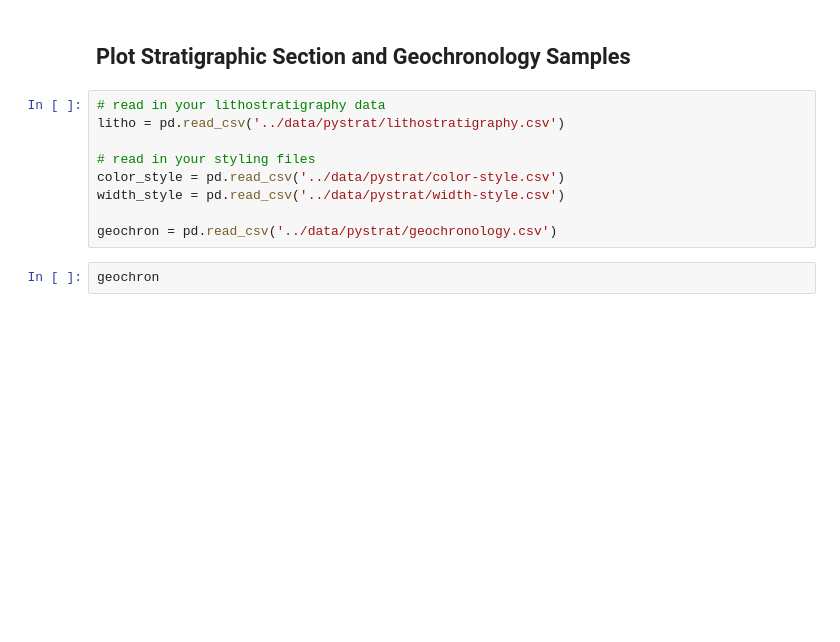
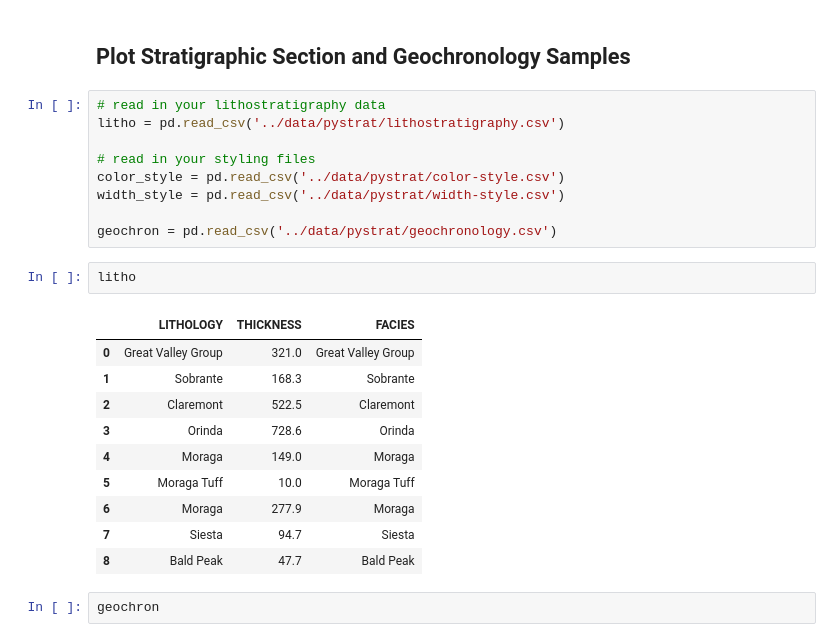
Before and after one commit to Swanson-Hysell-Group/Gerasimov_Berkeley_Hills, a Jupyter notebook: code/composite_pystrat.ipynb, the cells around one changed output. Cells and saved outputs as stored; diff of their text form; blank space fills up the shorter version.

Commit message:
update notebook to display litho dataframe

```diff
--- a/code/composite_pystrat.ipynb
+++ b/code/composite_pystrat.ipynb
@@ -32,6 +32,19 @@ color_style = pd.read_csv('../data/pystrat/color-style.csv')
 width_style = pd.read_csv('../data/pystrat/width-style.csv')
 
 geochron = pd.read_csv('../data/pystrat/geochronology.csv')
+# %%
+litho
+# %% [output]
+|  | LITHOLOGY | THICKNESS | FACIES |
+| 0 | Great Valley Group | 321.0 | Great Valley Group |
+| 1 | Sobrante | 168.3 | Sobrante |
+| 2 | Claremont | 522.5 | Claremont |
+| 3 | Orinda | 728.6 | Orinda |
+| 4 | Moraga | 149.0 | Moraga |
+| 5 | Moraga Tuff | 10.0 | Moraga Tuff |
+| 6 | Moraga | 277.9 | Moraga |
+| 7 | Siesta | 94.7 | Siesta |
+| 8 | Bald Peak | 47.7 | Bald Peak |
 # %%
 geochron
 # %% [output]
```
